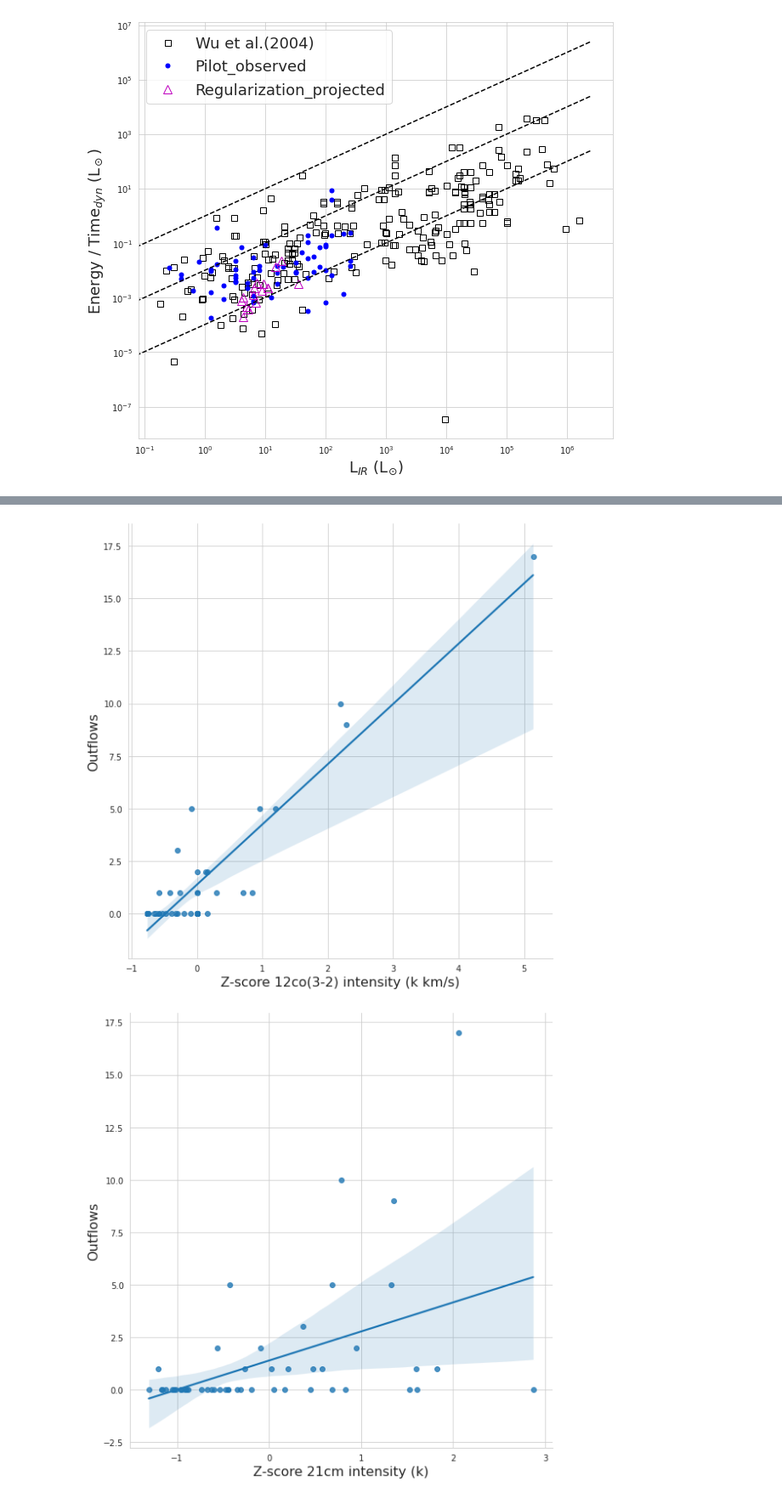
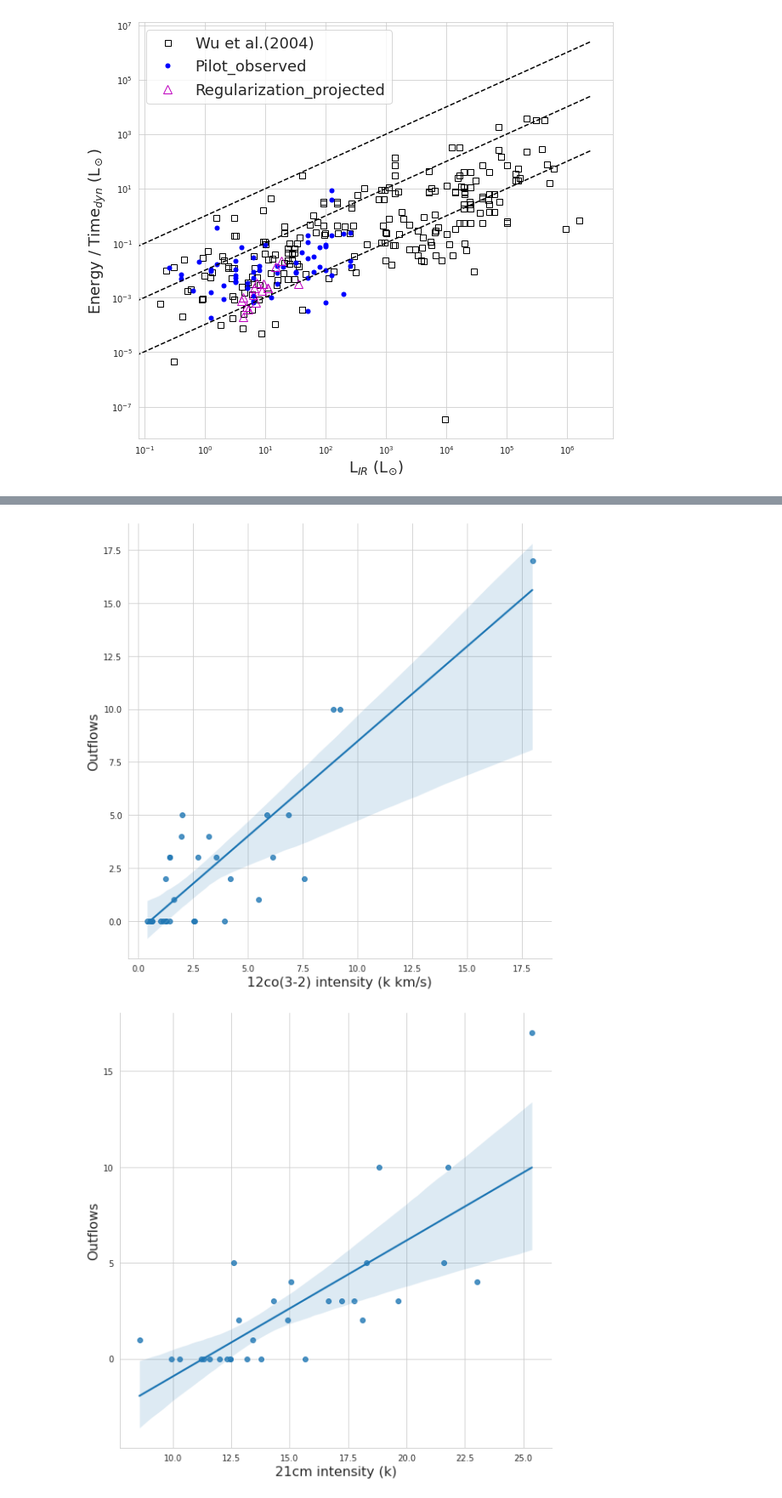
Before and after one commit to sdeb-alpinisteF/Large-sample-outflows-in-CygX-and-ML-methods, a Jupyter notebook: notebooks/03_ML_models.ipynb, the cells around one changed output, grey strips where cells are left out. Shown at 85% size. Saved outputs shown, nothing was run; the diff lists cells and outputs as text; code cells hidden in the pictures.

```diff
--- a/notebooks/03_ML_models.ipynb
+++ b/notebooks/03_ML_models.ipynb
@@ -492,0 +498,2 @@ plt.close()
+# %%
+outflows_df_all = pd.read_csv(filepath + '/data/co+21cm49.csv').drop('Unnamed: 0', axis=1).drop([0, 1,5,6,7,8,12,13,20,21,28,34,35,40,41,42,47,48])
@@ -493,44 +511,48 @@ plt.close()
 # %%
 #>>>>>>> OUTFLOW NUMBERS PROJECTION
 
-outflows_df = pd.read_csv(filepath + '/data/co+21cm49.csv').drop('Unnamed: 0', axis=1)
-outflows_df = outflows_df.copy().rename(columns={"12co(k km/s)": '12CO(K km/s)', "21cm (k)": '21cm(K)'})
+#outflows_df = pd.read_csv(filepath + '/data/co+21cm49.csv').drop('Unnamed: 0', axis=1)
+#outflows_df = outflows_df.copy().rename(columns={"12co(k km/s)": '12CO(K km/s)', "21cm (k)": '21cm(K)'})
 
 co_avg = outflows_df['12CO(K km/s)'].mean()
 outflows_df = outflows_df.fillna(co_avg)
 outflow_df = outflows_df.copy()
 # >>>>>>>>>   replace all zero outflow rows with a single row
 val_co = (outflows_df.loc[outflows_df['outflow_number']==0])['12CO(K km/s)'].mean()
 val_21cm = (outflows_df.loc[outflows_df['outflow_number']==0])['21cm(K)'].mean()
 #outflows_df = outflows_df[outflows_df['outflow_number'] != 0]
 outflows_df.drop(outflows_df.loc[outflows_df['outflow_number']==0].index, inplace=True)
 new_row = {'outflow_number': 0, 'class0_protostar_number':0, 'class1_protostar_number':0, '12CO(K km/s)': val_co, '21cm(K)': val_21cm}
 d = pd.Series(new_row)
 data = pd.DataFrame(d)
 outflows_df = outflows_df.append(d, ignore_index=True)
 outflows_df = outflows_df.sort_values(by=['outflow_number'])
 
 # >>  standardizing data
 outflows_df['12CO_zscore(K km/s)'] = stats.zscore(outflows_df['12CO(K km/s)'])
 outflows_df['21cm_zscore(K)'] =  stats.zscore(outflows_df['21cm(K)'])
 
 outflow_df['12CO_zscore(K km/s)'] = stats.zscore(outflow_df['12CO(K km/s)'])
 outflow_df['21cm_zscore(K)'] =  stats.zscore(outflow_df['21cm(K)'])
 
 ## >>>>>>>>>  Display cleaned data >>>>>>>>>>>>>
-sns.lmplot(data=outflow_df, x='12CO_zscore(K km/s)', y='outflow_number', hue=None, height=8, ci=95)
 
-plt.xlabel("Z-score 12co(3-2) intensity (k km/s)", fontsize = 16)
+outflows_df = outflows_df_all.dropna()
+sns.lmplot(data=outflow_df, x='12CO(K km/s)', y='outflow_number', hue=None, height=8, ci=95)
+
+plt.xlabel("12co(3-2) intensity (k km/s)", fontsize = 16)
 plt.ylabel("Outflows", fontsize = 16)
+plt.savefig(filepath + '/output/12co_outflows.pdf')
+plt.show()
+plt.close()
 
+
+sns.lmplot(data=outflow_df, x='21cm(K)', y='outflow_number', hue=None, height=8, ci=95)
+plt.xlabel("21cm intensity (k)", fontsize = 16)
+plt.ylabel("Outflows", fontsize = 16)
+plt.savefig(filepath + '/output/21cm_outflows.pdf')
 plt.show()
-
-sns.lmplot(data=outflow_df, x='21cm_zscore(K)', y='outflow_number', hue=None, height=8, ci=95)
-
-plt.xlabel("Z-score 21cm intensity (k)", fontsize = 16)
-plt.ylabel("Outflows", fontsize = 16)
-
-plt.show()
+plt.close()
 # %% [output]
-[figure, old version]
+[figure, new version]
-[figure, old version]
+[figure, new version]
```
Also changed, not shown: parts of 12 cells of this notebook, 7 other files.
